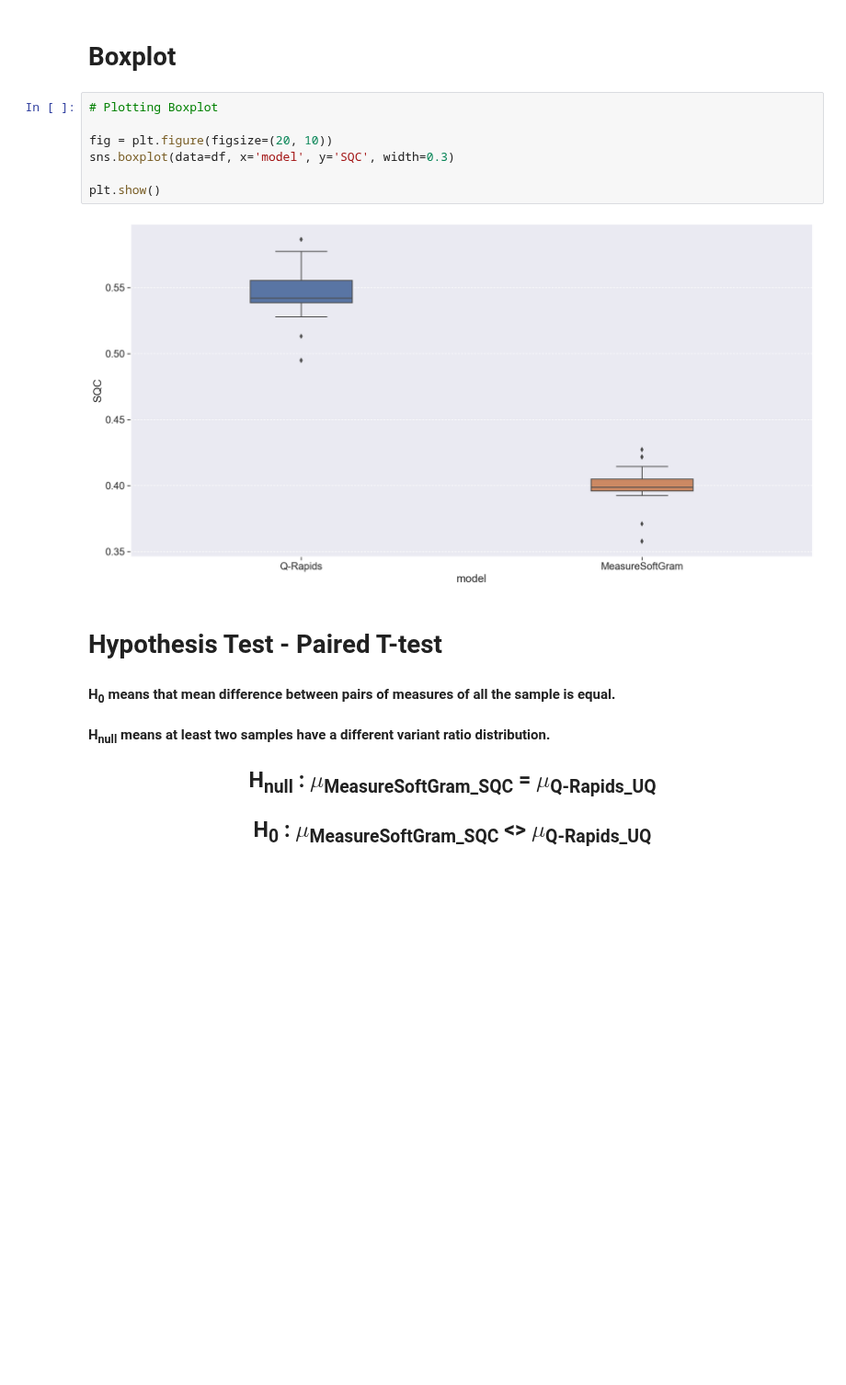
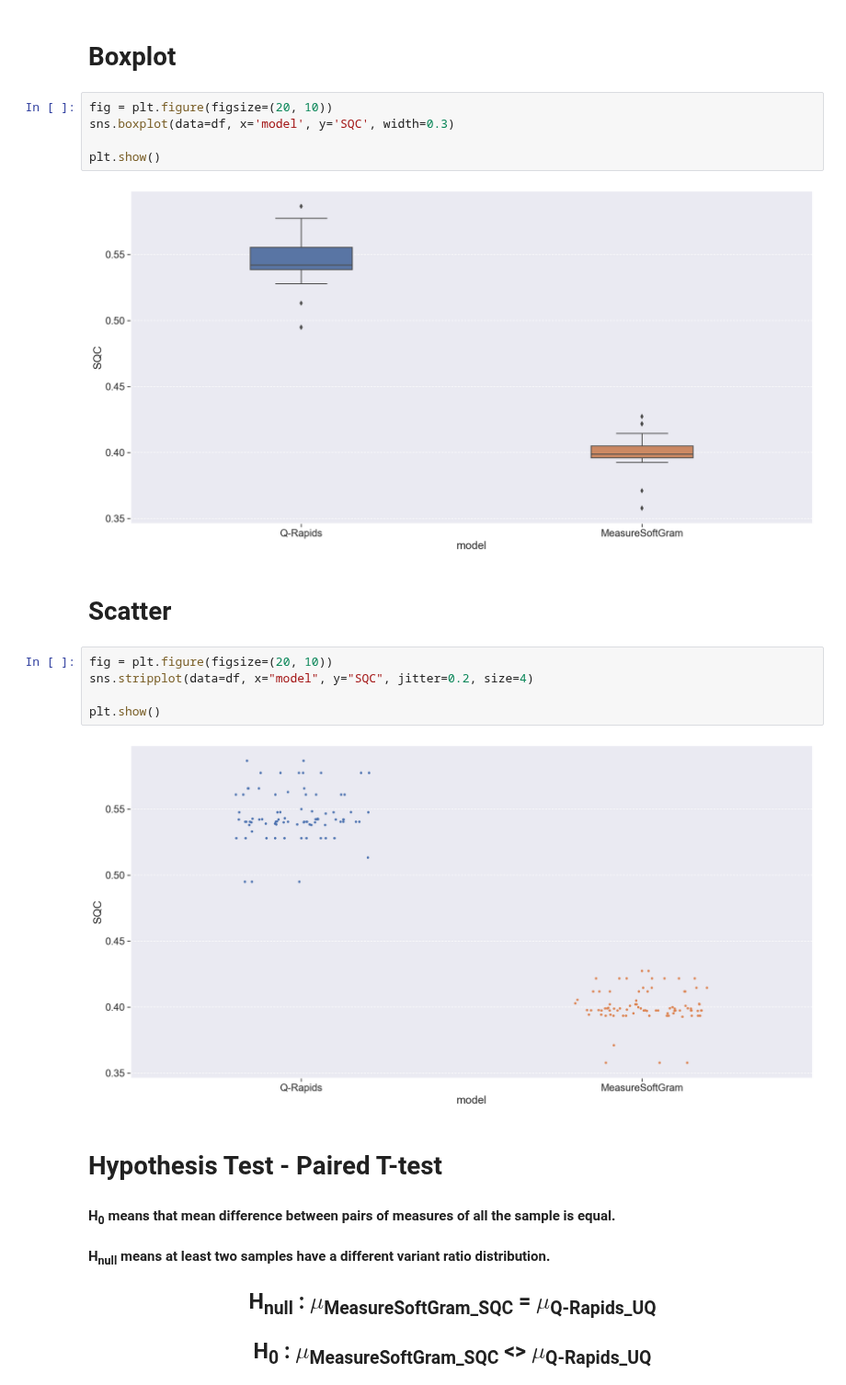
Before and after one commit to fga-eps-mds/MeasureSoftGram-Core, a Jupyter notebook: src/measuresoftgram-fga-eps-mds-2020-2-SIGED-Generalized.ipynb, the cells around one changed output. Shown at 92% size. Drawn from its saved outputs; the diff is of its cells as text; blank space fills up the shorter version.

Commit message:
plotting scatter msg X qrd

```diff
--- a/src/measuresoftgram-fga-eps-mds-2020-2-SIGED-Generalized.ipynb
+++ b/src/measuresoftgram-fga-eps-mds-2020-2-SIGED-Generalized.ipynb
@@ -851,14 +851,21 @@ plt.show()
 # %% [markdown]
 # Boxplot
 # %%
-# Plotting Boxplot
-
 fig = plt.figure(figsize=(20, 10))
 sns.boxplot(data=df, x='model', y='SQC', width=0.3)
 
 plt.show()
 # %% [output]
 [figure]
+# %% [markdown]
+# Scatter
+# %%
+fig = plt.figure(figsize=(20, 10))
+sns.stripplot(data=df, x="model", y="SQC", jitter=0.2, size=4)
+
+plt.show()
+# %% [output]
+[figure, added]
 # %% [markdown]
 # Hypothesis Test - Paired T-test
 
```
Also changed, not shown: parts of 1 cell of this notebook.
